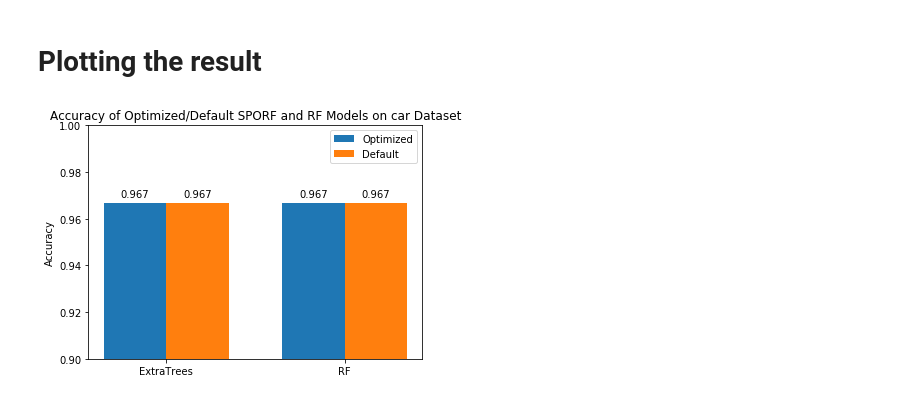
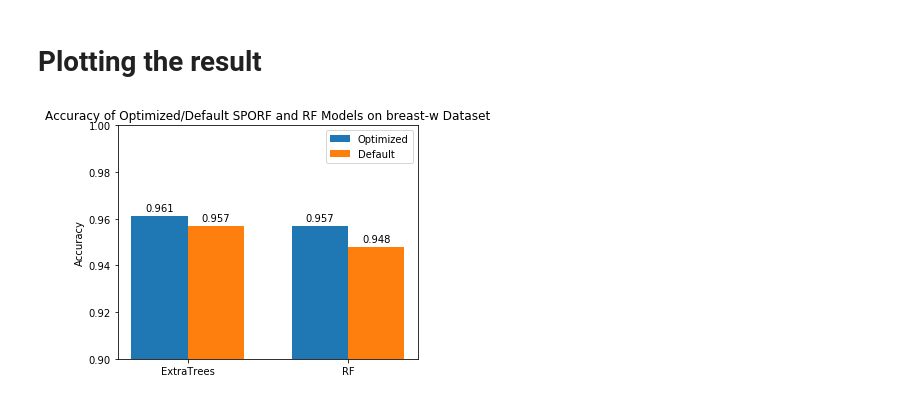
Before and after one commit to NeuroDataDesign/tealeaf, a Jupyter notebook: celina_dods/RF_vs_extraTrees.ipynb, the cells around one changed output. Saved outputs shown, nothing was run; the diff lists cells and outputs as text; code cells hidden in the pictures.

```diff
--- a/celina_dods/RF_vs_extraTrees.ipynb
+++ b/celina_dods/RF_vs_extraTrees.ipynb
@@ -35,7 +35,8 @@ Automatically created module for IPython interactive environment
 # %%
 def hyperparameter_optimization_grid(X, y, *argv):
     """
-    Given a classifier and a dictionary of hyperparameters, find optimal hyperparameters using GridSearchCV.
+    Given a classifier and a dictionary of hyperparameters,
+    find optimal hyperparameters using GridSearchCV.
 
     Parameters
     ----------
@@ -47,9 +48,11 @@ def hyperparameter_optimization_grid(X, y, *argv):
         List of (classifier, hyperparameters) tuples:
 
         classifier : sklearn-compliant classifier
-            For example sklearn.ensemble.RandomForestRegressor, rerf.rerfClassifier, etc
+            For example sklearn.ensemble.RandomForestRegressor,
+            rerf.rerfClassifier, etc
         hyperparameters : dictionary of hyperparameter ranges
-            See https://scikit-learn.org/stable/modules/generated/sklearn.model_selection.GridSearchCV.html.
+            See https://scikit-learn.org/stable/modules/generated
+                /sklearn.model_selection.GridSearchCV.html.
 
     Returns
     -------
@@ -80,7 +83,8 @@ def hyperparameter_optimization_grid(X, y, *argv):
                 param2_name = list(extraTrees_param_dict.keys())[j+1]
                 param1 = extraTrees_param_dict[param1_name]
                 param2 = extraTrees_param_dict[param2_name]
-                scores = grid_search.cv_results_['mean_test_score'].reshape(len(param1), len(param2))
+                scores = grid_search.cv_results_['mean_test_score'].reshape(
+                    len(param1), len(param2))
                 pair_arrays.append(scores)
 
                 a = -np.array(scores)
@@ -105,14 +109,16 @@ def hyperparameter_optimization_grid(X, y, *argv):
 # Building classifiers and specifying parameter ranges to sample from
 # %%
 # get some data
-X, y = fetch_openml(data_id=40975, return_X_y=True, as_frame=True) #car dataset
+#car dataset: 40975
+#breast-w dataset: 15
+X, y = fetch_openml(data_id=15, return_X_y=True, as_frame=True)
 y = pd.factorize(y)[0]
 X = X.apply(lambda x: pd.factorize(x)[0])
 n_features = np.shape(X)[1]
 n_samples = np.shape(X)[0]
 
 # build a classifier
-extraTrees = ExtraTreesClassifier()
+extraTrees = ExtraTreesClassifier(warm_start=True)
 
 # specify parameters and distributions to sample from
 extraTrees_param_dict = {
@@ -121,7 +127,7 @@ extraTrees_param_dict = {
 }
 
 # build another classifier
-rf = RandomForestClassifier()
+rf = RandomForestClassifier(warm_start=True)
 
 # specify parameters and distributions to sample from
 rf_param_dict = {
@@ -208,32 +206,32 @@ rects1 = ax.bar(x - width / 2, extraTrees_acc, width, label="Optimized")
 rects2 = ax.bar(x + width / 2, rf_acc, width, label="Default")
 
 # Add some text for labels, title and custom x-axis tick labels, etc.
 ax.set_ylabel("Accuracy")
-ax.set_title("Accuracy of Optimized/Default SPORF and RF Models on car Dataset")
+ax.set_title("Accuracy of Optimized/Default SPORF and RF Models on breast-w Dataset")
 ax.set_xticks(x)
 ax.set_xticklabels(labels)
 ax.legend()
 
 
 def autolabel(rects):
     """Attach a text label above each bar in *rects*, displaying its height."""
     for rect in rects:
         height = float("%.3f" % (rect.get_height()))
         ax.annotate(
             "{}".format(height),
             xy=(rect.get_x() + rect.get_width() / 2, height),
             xytext=(0, 3),  # 3 points vertical offset
             textcoords="offset points",
             ha="center",
             va="bottom",
         )
 
 
 autolabel(rects1)
 autolabel(rects2)
 fig.tight_layout()
 plt.ylim((0.9, 1))
 
 plt.show()
 # %% [output]
-[figure, old version]
+[figure, new version]
```
Also changed, not shown: parts of 2 cells of this notebook.
